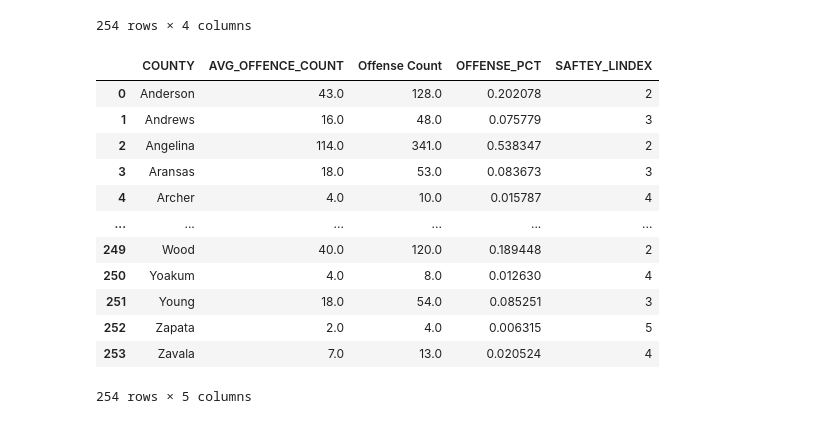
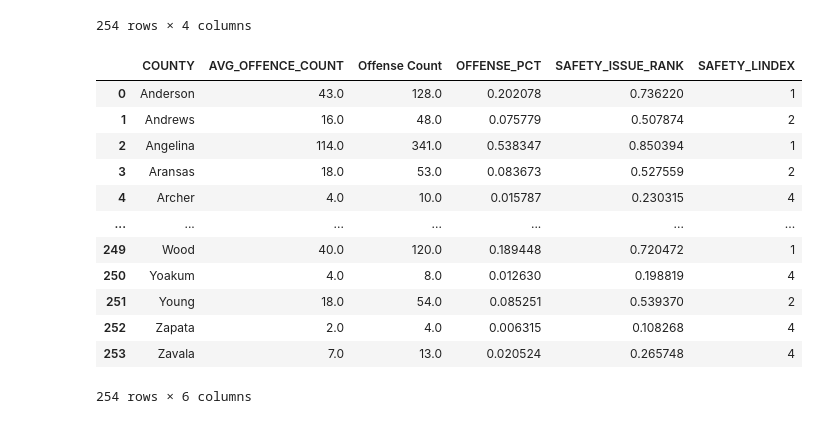
Before and after one commit to anitha0615/project_1, a Jupyter notebook: Analysis/Safety_Analysis_final.ipynb, the cells around one changed output. Saved outputs shown, nothing was run; the diff lists cells and outputs as text; code cells hidden in the pictures.

```diff
--- a/Analysis/Safety_Analysis_final.ipynb
+++ b/Analysis/Safety_Analysis_final.ipynb
@@ -175,25 +178,26 @@ SummaryStatisticsDF
 254 rows × 4 columns
 # %%
 # Calculating Liviablity index and export to csv
-SummaryStatisticsDF['SAFTEY_LINDEX'] = np.where(SummaryStatisticsDF['OFFENSE_PCT'] <= .01, 5,
-                             np.where(SummaryStatisticsDF['OFFENSE_PCT'] <= 0.05, 4,
-                             np.where(SummaryStatisticsDF['OFFENSE_PCT'] <= 0.1, 3,
-                             np.where(SummaryStatisticsDF['OFFENSE_PCT'] <= 0.8, 2, 1))))
+SummaryStatisticsDF['SAFETY_ISSUE_RANK'] = SummaryStatisticsDF['OFFENSE_PCT'].rank(pct=True)
+SummaryStatisticsDF['SAFETY_LINDEX'] = np.where(SummaryStatisticsDF['SAFETY_ISSUE_RANK'] < .1, 5,
+                             np.where(SummaryStatisticsDF['SAFETY_ISSUE_RANK'] < 0.3, 4,
+                             np.where(SummaryStatisticsDF['SAFETY_ISSUE_RANK'] < 0.5, 3,
+                             np.where(SummaryStatisticsDF['SAFETY_ISSUE_RANK'] < 0.7, 2, 1))))
 # Dispaly Dataframe
 display(SummaryStatisticsDF)
 #
 SummaryStatisticsDF.to_csv("../output/safety_analysis.csv",index=False)
 # %% [output]
-|  | COUNTY | AVG_OFFENCE_COUNT | Offense Count | OFFENSE_PCT | SAFTEY_LINDEX |
-| 0 | Anderson | 43.0 | 128.0 | 0.202078 | 2 |
-| 1 | Andrews | 16.0 | 48.0 | 0.075779 | 3 |
-| 2 | Angelina | 114.0 | 341.0 | 0.538347 | 2 |
-| 3 | Aransas | 18.0 | 53.0 | 0.083673 | 3 |
-| 4 | Archer | 4.0 | 10.0 | 0.015787 | 4 |
-| ... | ... | ... | ... | ... | ... |
-| 249 | Wood | 40.0 | 120.0 | 0.189448 | 2 |
-| 250 | Yoakum | 4.0 | 8.0 | 0.012630 | 4 |
-| 251 | Young | 18.0 | 54.0 | 0.085251 | 3 |
-| 252 | Zapata | 2.0 | 4.0 | 0.006315 | 5 |
-| 253 | Zavala | 7.0 | 13.0 | 0.020524 | 4 |
+|  | COUNTY | AVG_OFFENCE_COUNT | Offense Count | OFFENSE_PCT | SAFETY_ISSUE_RANK | SAFETY_LINDEX |
+| 0 | Anderson | 43.0 | 128.0 | 0.202078 | 0.736220 | 1 |
+| 1 | Andrews | 16.0 | 48.0 | 0.075779 | 0.507874 | 2 |
+| 2 | Angelina | 114.0 | 341.0 | 0.538347 | 0.850394 | 1 |
+| 3 | Aransas | 18.0 | 53.0 | 0.083673 | 0.527559 | 2 |
+| 4 | Archer | 4.0 | 10.0 | 0.015787 | 0.230315 | 4 |
+| ... | ... | ... | ... | ... | ... | ... |
+| 249 | Wood | 40.0 | 120.0 | 0.189448 | 0.720472 | 1 |
+| 250 | Yoakum | 4.0 | 8.0 | 0.012630 | 0.198819 | 4 |
+| 251 | Young | 18.0 | 54.0 | 0.085251 | 0.539370 | 2 |
+| 252 | Zapata | 2.0 | 4.0 | 0.006315 | 0.108268 | 4 |
+| 253 | Zavala | 7.0 | 13.0 | 0.020524 | 0.265748 | 4 |
-254 rows × 5 columns
+254 rows × 6 columns
```
Also changed, not shown: parts of 6 cells of this notebook.
